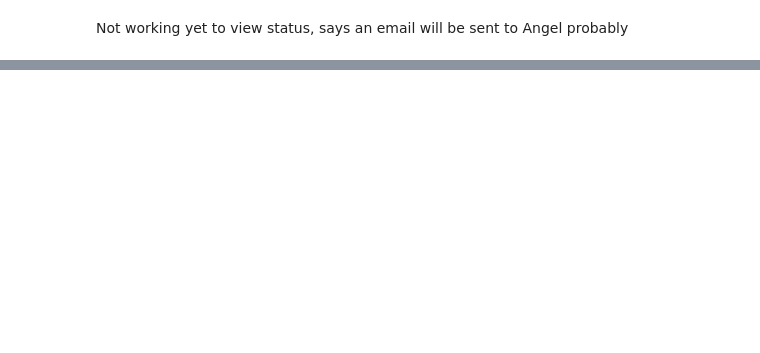
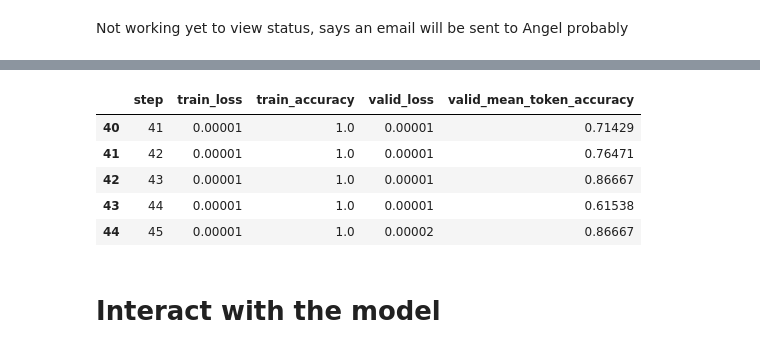
Before and after one commit to JeremyKrick/MovieBot, a Jupyter notebook: final-group-chatbot.ipynb, the cells around one changed output, grey strips where cells are left out. Drawn from its saved outputs; the diff is of its cells as text; code cells hidden in the pictures; blank space fills up the shorter version.

Commit message:
able to view fine tune metrics and chat with fine tuned model

```diff
--- a/final-group-chatbot.ipynb
+++ b/final-group-chatbot.ipynb
@@ -263,8 +269,14 @@ training data size:  10
 You can use file from the previous cell to invote the fine tune job.
 # %%
 response = openai.File.create(
-    file=open(jsonl_file),
+    file=open(training_file,"rb"),
     purpose='fine-tune'
 )
 
-print(response)
+response2 = openai.File.create(
+    file=open(validation_file,"rb"),
+    purpose='fine-tune'
+)
+
+training_file_id = response.id
+validation_file_id = response2.id
@@ -296,0 +285,8 @@ openai 0.28.1
+# %%
+
+ftjob= openai.FineTuningJob.create( training_file=training_file_id,
+                                    validation_file=validation_file_id,
+                                    model="gpt-3.5-turbo",
+                                    hyperparameters={"n_epochs":3})
+
+print(ftjob)
@@ -296,0 +312,7 @@ openai 0.28.1
+# %%
+# Retrieve the state of a fine-tune
+finetune_job = openai.FineTuningJob.retrieve(ftjob['id'])
+print(finetune_job)
+if finetune_job['status'] == 'succeeded':
+    results_id = finetune_job['result_files'][0]
+    print(results_id)
@@ -296,0 +362,22 @@ openai 0.28.1
+# %%
+result_file_metric = openai.FineTuningJob.retrieve(finetune_job['id'])
+result_file_id = result_file_metric['result_files'][0]
+# %%
+
+
+content = openai.File.download(result_file_id)
+
+csv_str = content.decode("utf-8")
+# Convert the CSV string to a Pandas DataFrame
+csv_buffer = StringIO(csv_str)
+df = pd.read_csv(csv_buffer)
+display(df.tail())
+# %% [output]
+|  | step | train_loss | train_accuracy | valid_loss | valid_mean_token_accuracy |
+| 40 | 41 | 0.00001 | 1.0 | 0.00001 | 0.71429 |
+| 41 | 42 | 0.00001 | 1.0 | 0.00001 | 0.76471 |
+| 42 | 43 | 0.00001 | 1.0 | 0.00001 | 0.86667 |
+| 43 | 44 | 0.00001 | 1.0 | 0.00001 | 0.61538 |
+| 44 | 45 | 0.00001 | 1.0 | 0.00002 | 0.86667 |
+# %% [markdown]
+# Interact with the model
```
Also changed, not shown: parts of 16 cells of this notebook, 3 other files.
